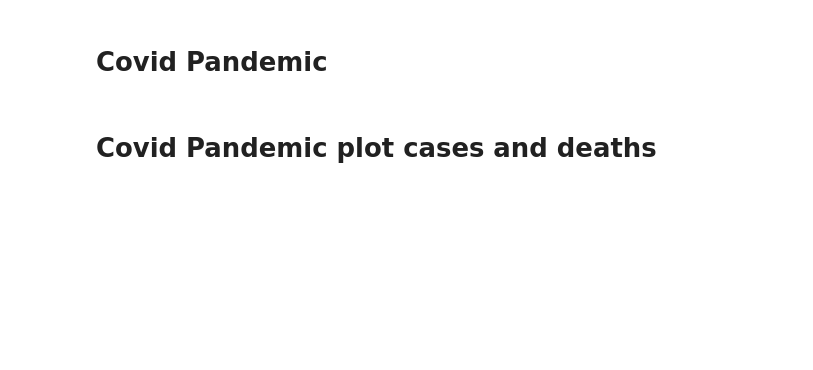
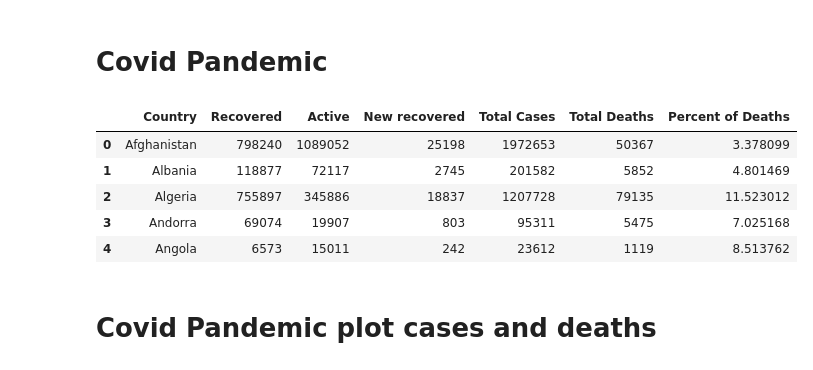
Before and after one commit to tzhang852/COMP-4447-Final-Project, a Jupyter notebook: final_notebook.ipynb, the cells around one changed output. Saved outputs shown, nothing was run; the diff lists cells and outputs as text; code cells hidden in the pictures; blank space fills up the shorter version.

```diff
--- a/final_notebook.ipynb
+++ b/final_notebook.ipynb
@@ -248,23 +258,30 @@ plt.show()
 # Covid Pandemic
 # %%
 # print(education)
-covid_full_path = os.path.expanduser('../data/covid/full_grouped.csv')
+covid_full_path = os.path.expanduser('data/covid/full_grouped.csv')
 covid = init_data(covid_full_path)
 #sort
 # covid = covid.sort_values(by = "Country")
 # covid.head()
 covid["Country"] = covid["Country/Region"]
 covid["Total Cases"] = covid["Confirmed"] + covid["New cases"]
 covid["Total Deaths"] = covid["Deaths"] + covid["New deaths"]
 covid["Percent of Deaths"] = covid["Total Deaths"] / covid["Total Cases"]
 #drop the link column
 covid = covid.drop(["Country/Region"], axis=1)
 covid = covid.drop(["Confirmed"], axis=1)
 covid = covid.drop(["New cases"], axis=1)
 covid = covid.drop(["Deaths"], axis=1)
 covid = covid.drop(["New deaths"], axis=1)
 covid = covid.groupby(["Country"]).sum().reset_index()
 covid.head()
+# %% [output]
+|  | Country | Recovered | Active | New recovered | Total Cases | Total Deaths | Percent of Deaths |
+| 0 | Afghanistan | 798240 | 1089052 | 25198 | 1972653 | 50367 | 3.378099 |
+| 1 | Albania | 118877 | 72117 | 2745 | 201582 | 5852 | 4.801469 |
+| 2 | Algeria | 755897 | 345886 | 18837 | 1207728 | 79135 | 11.523012 |
+| 3 | Andorra | 69074 | 19907 | 803 | 95311 | 5475 | 7.025168 |
+| 4 | Angola | 6573 | 15011 | 242 | 23612 | 1119 | 8.513762 |
 # %% [markdown]
 # Covid Pandemic plot cases and deaths
 # %%
```
Also changed, not shown: parts of 20 cells of this notebook.
